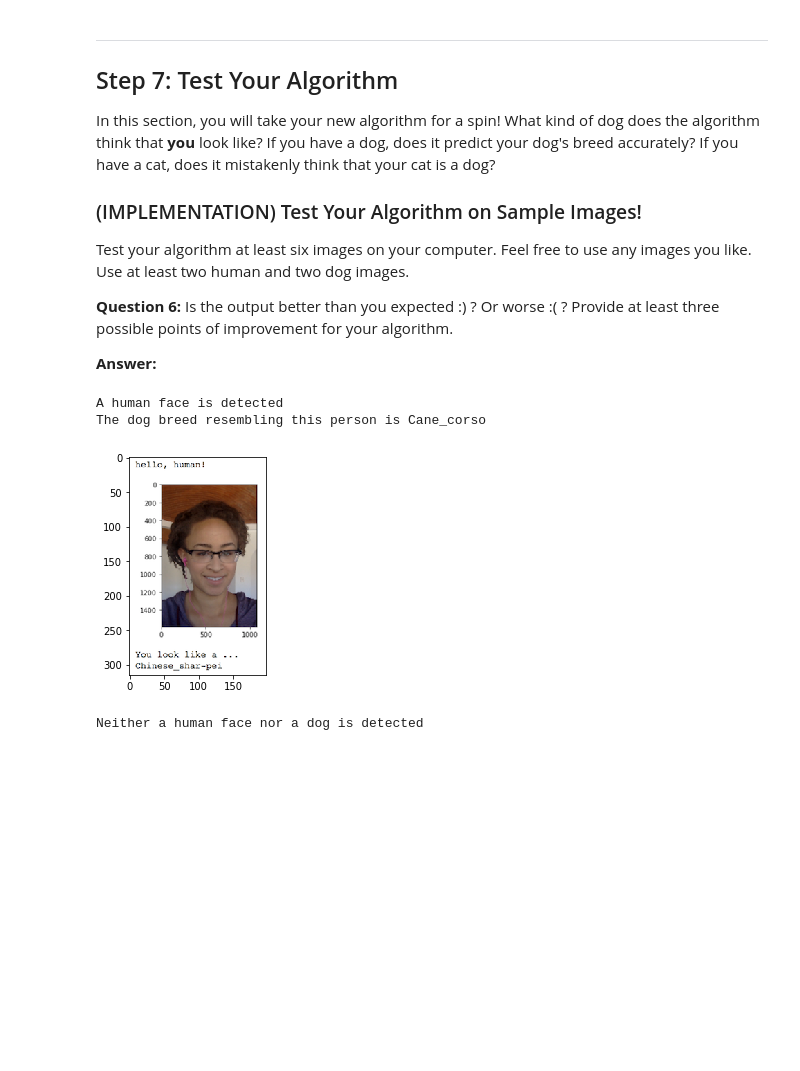
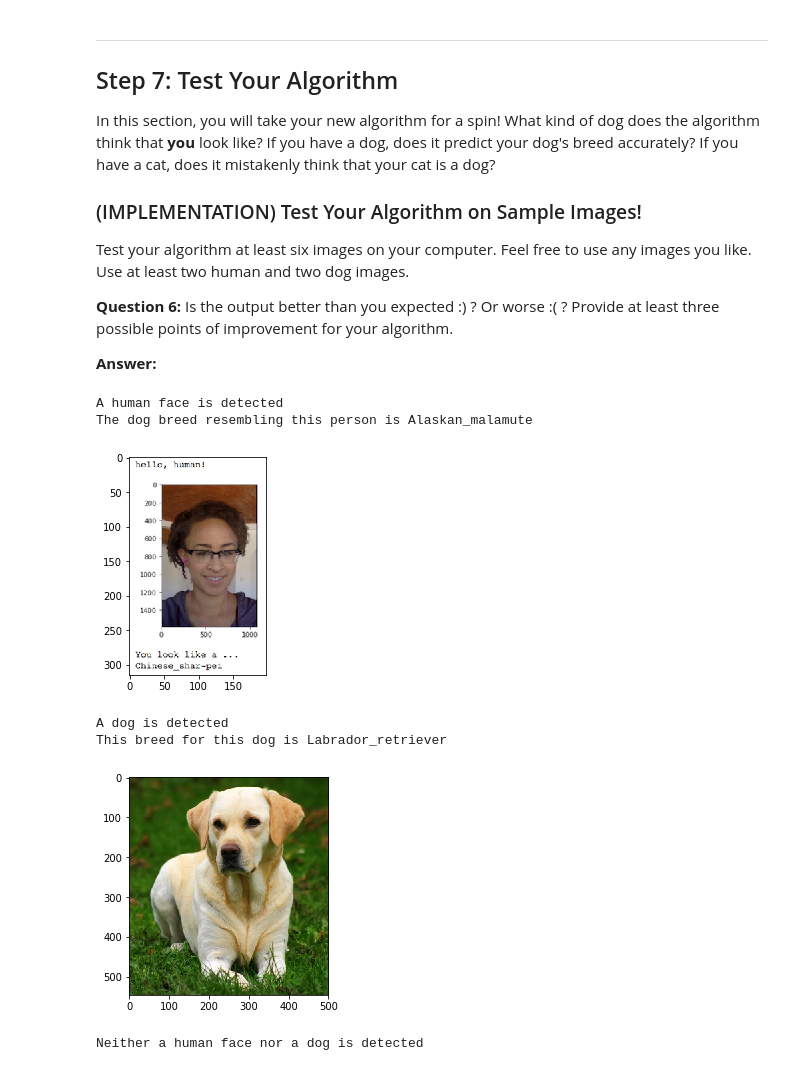
Before and after one commit to ParthaPritamDeka/Dog-Breed-Classifier-Deep-Learning, a Jupyter notebook: dog_app.ipynb, the cells around one changed output. Saved outputs shown, nothing was run; the diff lists cells and outputs as text; code cells hidden in the pictures; blank space fills up the shorter version.

```diff
--- a/dog_app.ipynb
+++ b/dog_app.ipynb
@@ -1024,7 +1024,7 @@ In the code block below, extract the bottleneck features corresponding to the tr
     test_{network} = bottleneck_features['test']
 # %%
 ### TODO: Obtain bottleneck features from another pre-trained CNN.
-bottleneck_features = np.load('bottleneck_features/DogResnet50Data.npz')
+bottleneck_features = np.load('bottleneck_features/DogInceptionV3Data.npz')
 train_Resnet50 = bottleneck_features['train']
 valid_Resnet50 = bottleneck_features['valid']
 test_Resnet50 = bottleneck_features['test']
@@ -1164,9 +1177,10 @@ import matplotlib.pyplot as plt
 
 def VGG16_predict_breed(img_path):
     # extract bottleneck features
-    bottleneck_feature = extract_VGG16(path_to_tensor(img_path))
+    bottleneck_feature = extract_InceptionV3(path_to_tensor(img_path))
+    #print (bottleneck_feature.shape)
 
-    predicted_vector = VGG16_model.predict(bottleneck_feature)
+    predicted_vector = Resnet50_model.predict(bottleneck_feature)
     dog_breed = dog_names[np.argmax(predicted_vector)]
     img = cv2.imread(img_path)
     cv_rgb = cv2.cvtColor(img, cv2.COLOR_BGR2RGB)
@@ -1246,8 +1262,14 @@ __Answer:__
 breed_predictor('images/sample_human_output.png')
 # %% [output]
 A human face is detected
-The dog breed resembling this person is Cane_corso
+The dog breed resembling this person is Alaskan_malamute
 [figure]
+# %%
+breed_predictor('images/Labrador_retriever_06457.jpg')
+# %% [output]
+A dog is detected
+This breed for this dog is Labrador_retriever
+[figure, added]
 # %%
 breed_predictor('images/sample_cnn.png')
 # %% [output]
```
Also changed, not shown: parts of 6 cells of this notebook.
